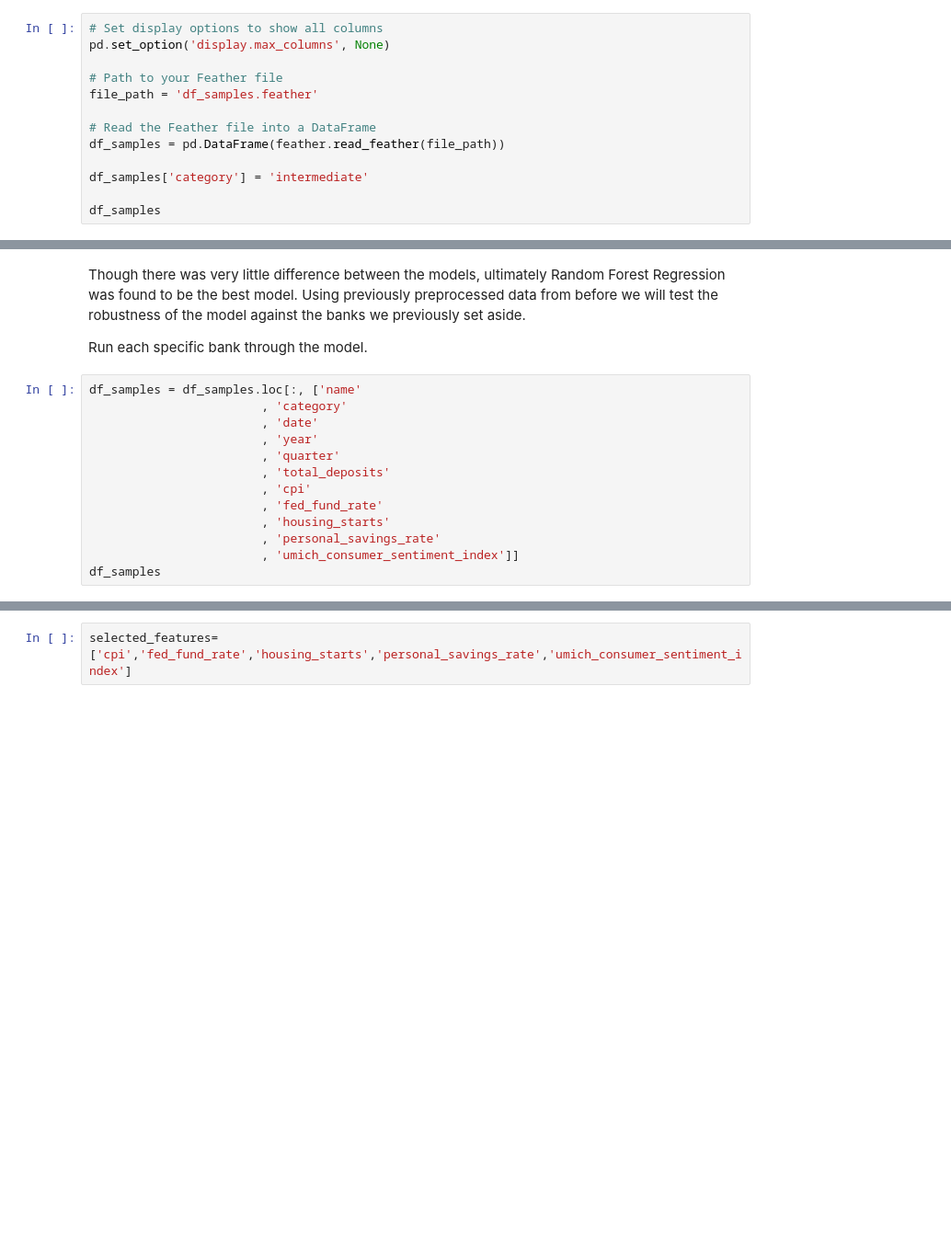
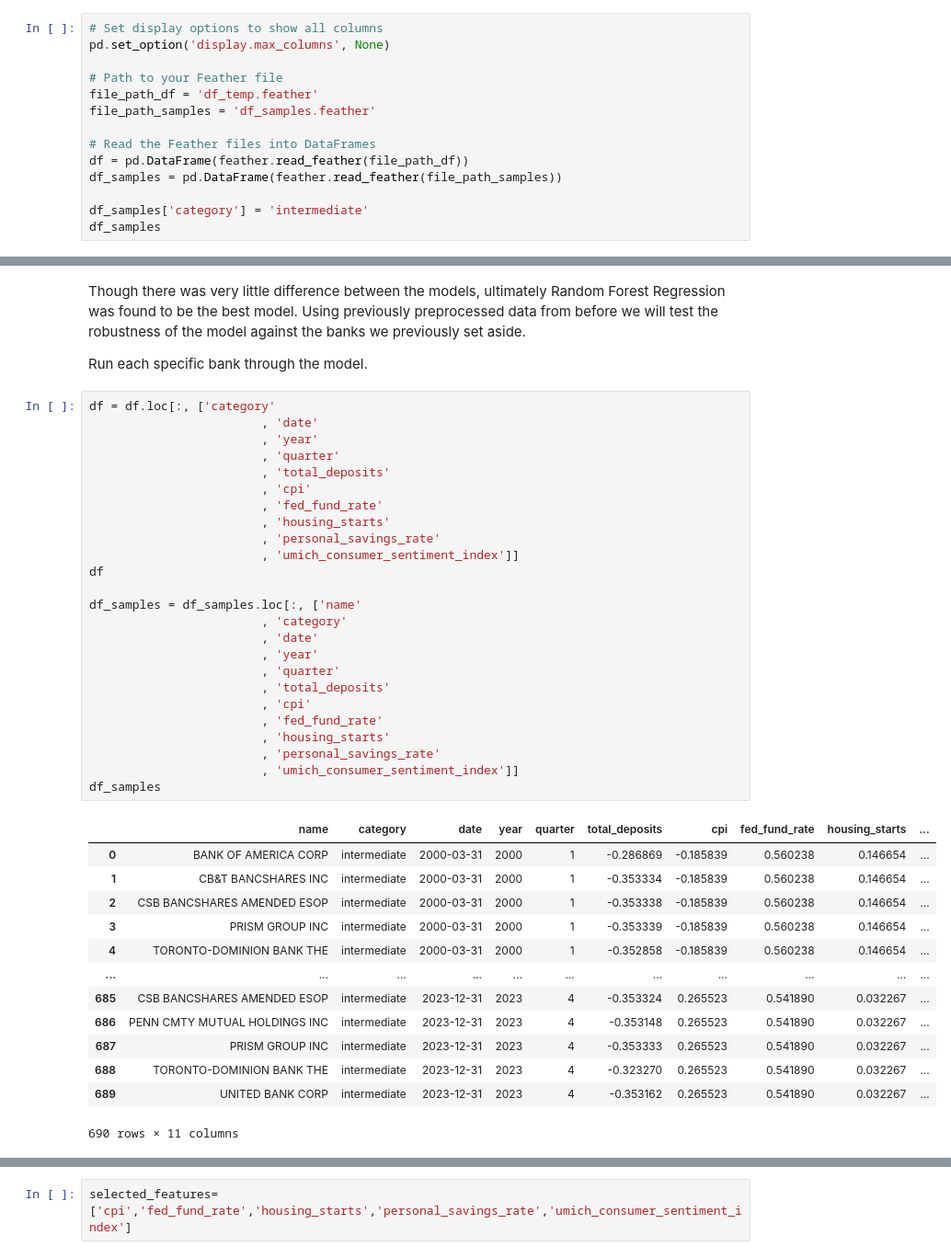
Before and after one commit to hughdingb58/deposit_size_prediction, a Jupyter notebook: Robustness_Sensitivity_Analysis.ipynb, the cells around one changed output, grey strips where cells are left out. Shown: that part at 92% size. Saved outputs shown, nothing was run; the diff lists cells and outputs as text; blank space fills up the shorter version.

```diff
--- a/Robustness_Sensitivity_Analysis.ipynb
+++ b/Robustness_Sensitivity_Analysis.ipynb
@@ -7,11 +21,12 @@ Prepared Data for Robustness Checks from random sample of banks + the 3 pre-desi
 pd.set_option('display.max_columns', None)
 
 # Path to your Feather file
-file_path = 'df_samples.feather'
+file_path_df = 'df_temp.feather'
+file_path_samples = 'df_samples.feather'
 
-# Read the Feather file into a DataFrame
-df_samples = pd.DataFrame(feather.read_feather(file_path))
+# Read the Feather files into DataFrames
+df = pd.DataFrame(feather.read_feather(file_path_df))
+df_samples = pd.DataFrame(feather.read_feather(file_path_samples))
 
 df_samples['category'] = 'intermediate'
-
 df_samples
@@ -20,16 +49,42 @@ Though there was very little difference between the models, ultimately Random Fo
 
 Run each specific bank through the model.
 # %%
+df = df.loc[:, ['category'
+                        , 'date'
+                        , 'year'
+                        , 'quarter'
+                        , 'total_deposits'
+                        , 'cpi'
+                        , 'fed_fund_rate'
+                        , 'housing_starts'
+                        , 'personal_savings_rate'
+                        , 'umich_consumer_sentiment_index']]
+df
+
 df_samples = df_samples.loc[:, ['name'
                         , 'category'
                         , 'date'
                         , 'year'
                         , 'quarter'
                         , 'total_deposits'
                         , 'cpi'
                         , 'fed_fund_rate'
                         , 'housing_starts'
                         , 'personal_savings_rate'
                         , 'umich_consumer_sentiment_index']]
 df_samples
+# %% [output]
+|  | name | category | date | year | quarter | total_deposits | cpi | fed_fund_rate | housing_starts | ... |
+| 0 | BANK OF AMERICA CORP | intermediate | 2000-03-31 | 2000 | 1 | -0.286869 | -0.185839 | 0.560238 | 0.146654 | ... |
+| 1 | CB&T BANCSHARES INC | intermediate | 2000-03-31 | 2000 | 1 | -0.353334 | -0.185839 | 0.560238 | 0.146654 | ... |
+| 2 | CSB BANCSHARES AMENDED ESOP | intermediate | 2000-03-31 | 2000 | 1 | -0.353338 | -0.185839 | 0.560238 | 0.146654 | ... |
+| 3 | PRISM GROUP INC | intermediate | 2000-03-31 | 2000 | 1 | -0.353339 | -0.185839 | 0.560238 | 0.146654 | ... |
+| 4 | TORONTO-DOMINION BANK THE | intermediate | 2000-03-31 | 2000 | 1 | -0.352858 | -0.185839 | 0.560238 | 0.146654 | ... |
+| ... | ... | ... | ... | ... | ... | ... | ... | ... | ... | ... |
+| 685 | CSB BANCSHARES AMENDED ESOP | intermediate | 2023-12-31 | 2023 | 4 | -0.353324 | 0.265523 | 0.541890 | 0.032267 | ... |
+| 686 | PENN CMTY MUTUAL HOLDINGS INC | intermediate | 2023-12-31 | 2023 | 4 | -0.353148 | 0.265523 | 0.541890 | 0.032267 | ... |
+| 687 | PRISM GROUP INC | intermediate | 2023-12-31 | 2023 | 4 | -0.353333 | 0.265523 | 0.541890 | 0.032267 | ... |
+| 688 | TORONTO-DOMINION BANK THE | intermediate | 2023-12-31 | 2023 | 4 | -0.323270 | 0.265523 | 0.541890 | 0.032267 | ... |
+| 689 | UNITED BANK CORP | intermediate | 2023-12-31 | 2023 | 4 | -0.353162 | 0.265523 | 0.541890 | 0.032267 | ... |
+690 rows × 11 columns
 # %%
```
Also changed, not shown: parts of 10 cells of this notebook.
